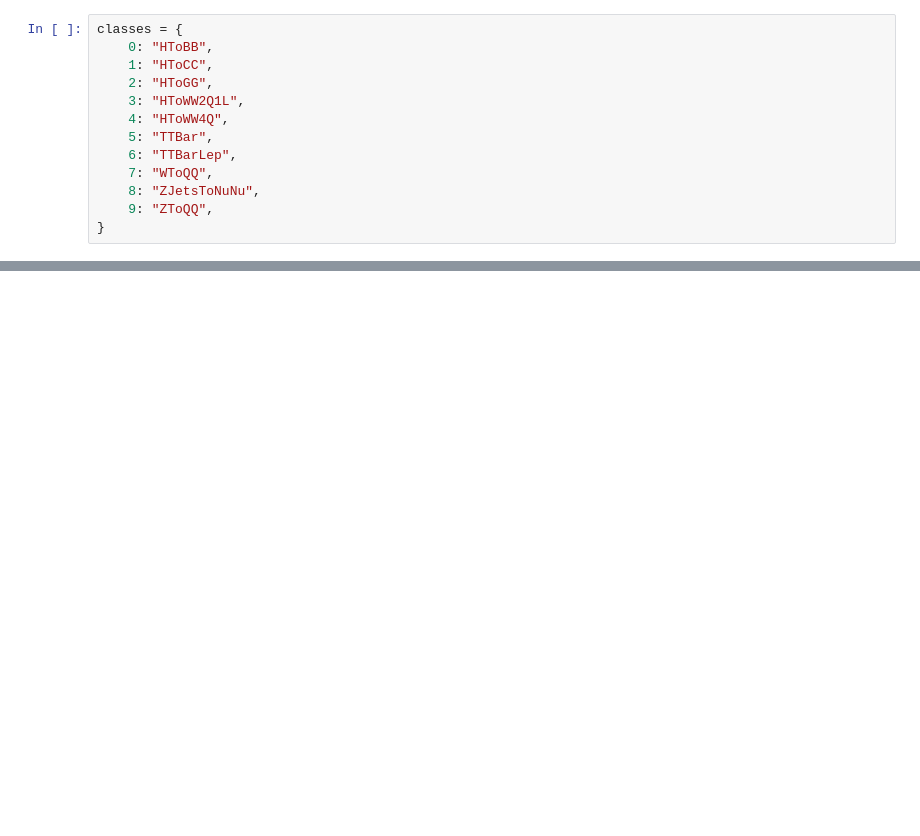
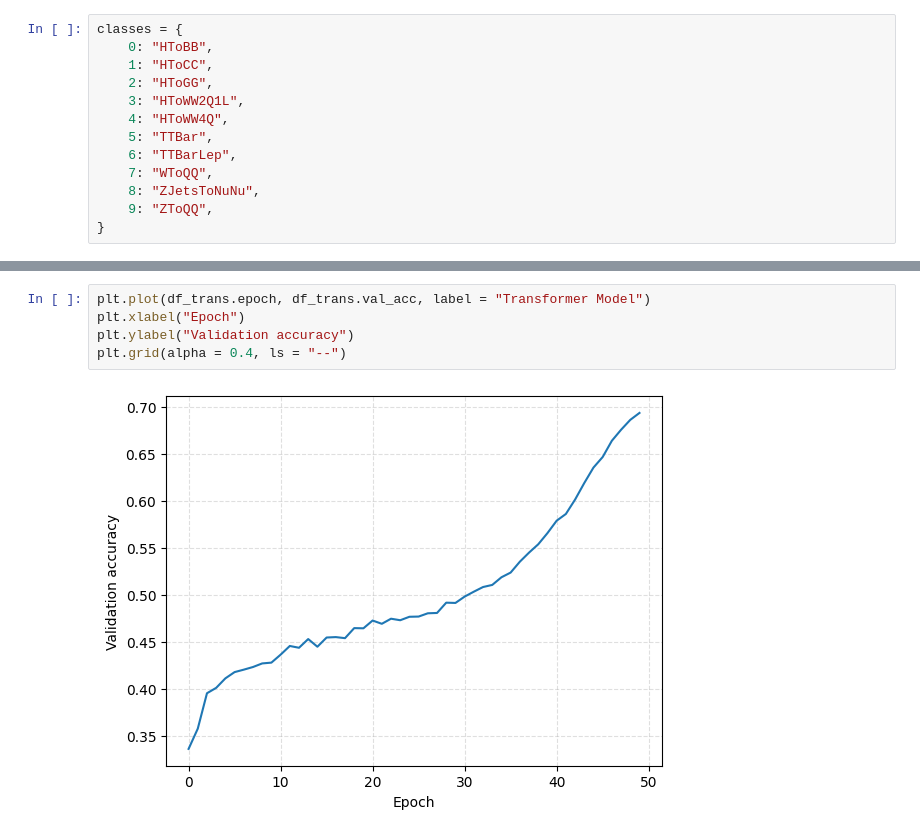
Before and after one commit to jansam123/ML_project, a Jupyter notebook: notebooks/check_model.ipynb, the cells around one changed output, grey strips where cells are left out. Saved outputs shown, nothing was run; the diff lists cells and outputs as text; blank space fills up the shorter version.

```diff
--- a/notebooks/check_model.ipynb
+++ b/notebooks/check_model.ipynb
@@ -719,0 +662,7 @@ PosixPath('lightning_logs/version_59')
+# %%
+plt.plot(df_trans.epoch, df_trans.val_acc, label = "Transformer Model")
+plt.xlabel("Epoch")
+plt.ylabel("Validation accuracy")
+plt.grid(alpha = 0.4, ls = "--")
+# %% [output]
+[figure, added]
```
Also changed, not shown: parts of 41 cells of this notebook, 9 other files.
